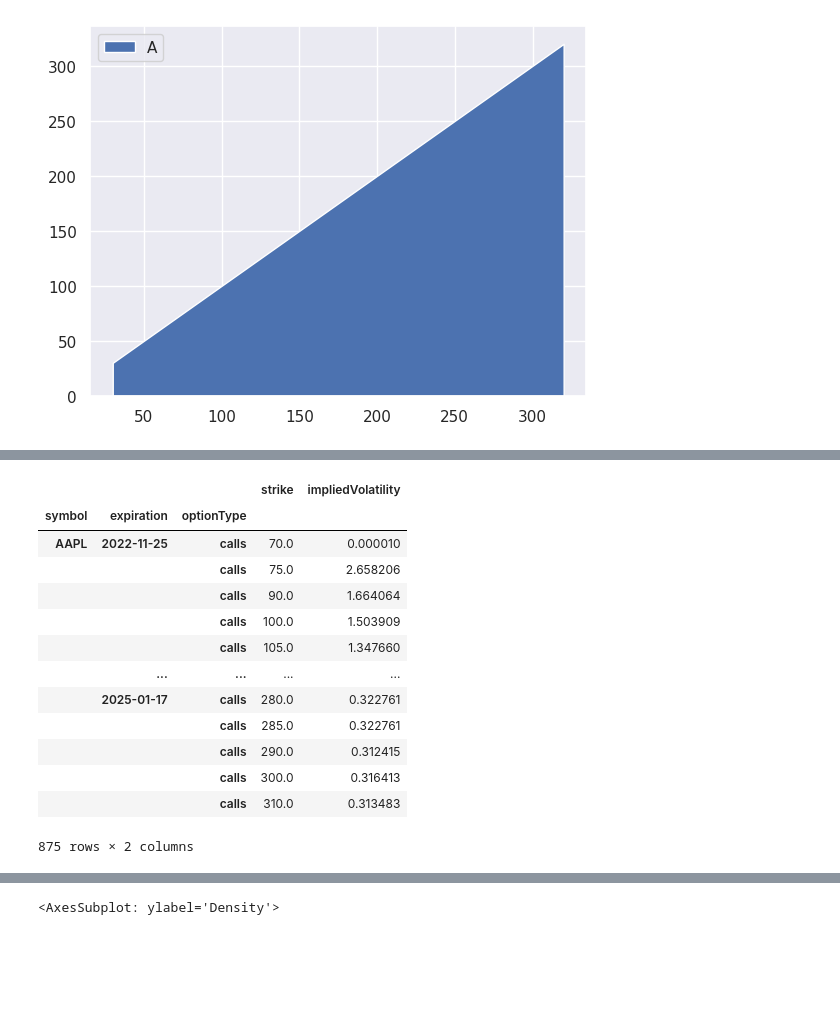
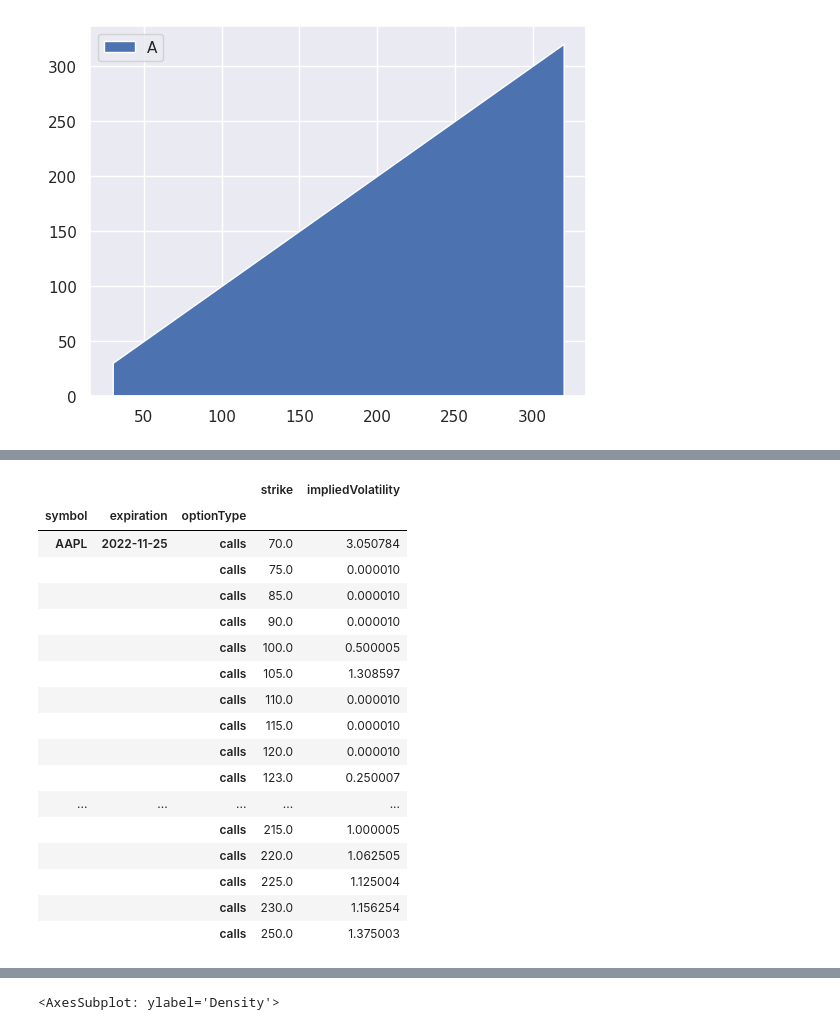
Before and after one commit to Altway/data-acc, a Jupyter notebook: options_pricing.ipynb, the cells around one changed output, grey strips where cells are left out. Cells and saved outputs as stored; diff of their text form; code cells hidden in the pictures; blank space fills up the shorter version.

```diff
--- a/options_pricing.ipynb
+++ b/options_pricing.ipynb
@@ -100,21 +93,26 @@ Name: strike, dtype: object
 # %%
 x = df.loc[(slice(None),slice(None),'calls'),("strike", "impliedVolatility")]
+x = df.loc[(slice(None),"2022-11-25",'calls'),("strike", "impliedVolatility")]
 x
 # %% [output]
 |  |  |  | strike | impliedVolatility |
 | symbol | expiration | optionType |  |  |
-| AAPL | 2022-11-25 | calls | 70.0 | 0.000010 |
-|  |  | calls | 75.0 | 2.658206 |
-|  |  | calls | 90.0 | 1.664064 |
-|  |  | calls | 100.0 | 1.503909 |
-|  |  | calls | 105.0 | 1.347660 |
-|  | ... | ... | ... | ... |
-|  | 2025-01-17 | calls | 280.0 | 0.322761 |
-|  |  | calls | 285.0 | 0.322761 |
-|  |  | calls | 290.0 | 0.312415 |
-|  |  | calls | 300.0 | 0.316413 |
-|  |  | calls | 310.0 | 0.313483 |
+| AAPL | 2022-11-25 | calls | 70.0 | 3.050784 |
+|  |  | calls | 75.0 | 0.000010 |
+|  |  | calls | 85.0 | 0.000010 |
+|  |  | calls | 90.0 | 0.000010 |
+|  |  | calls | 100.0 | 0.500005 |
+|  |  | calls | 105.0 | 1.308597 |
+|  |  | calls | 110.0 | 0.000010 |
+|  |  | calls | 115.0 | 0.000010 |
+|  |  | calls | 120.0 | 0.000010 |
+|  |  | calls | 123.0 | 0.250007 |
+| ... | ... | ... | ... | ... |
+|  |  | calls | 215.0 | 1.000005 |
+|  |  | calls | 220.0 | 1.062505 |
+|  |  | calls | 225.0 | 1.125004 |
+|  |  | calls | 230.0 | 1.156254 |
+|  |  | calls | 250.0 | 1.375003 |
-875 rows × 2 columns
 # %%
 y = x.reset_index()
 y["impliedVolatility"] = y["impliedVolatility"]*100
```
Also changed, not shown: parts of 8 cells of this notebook.
